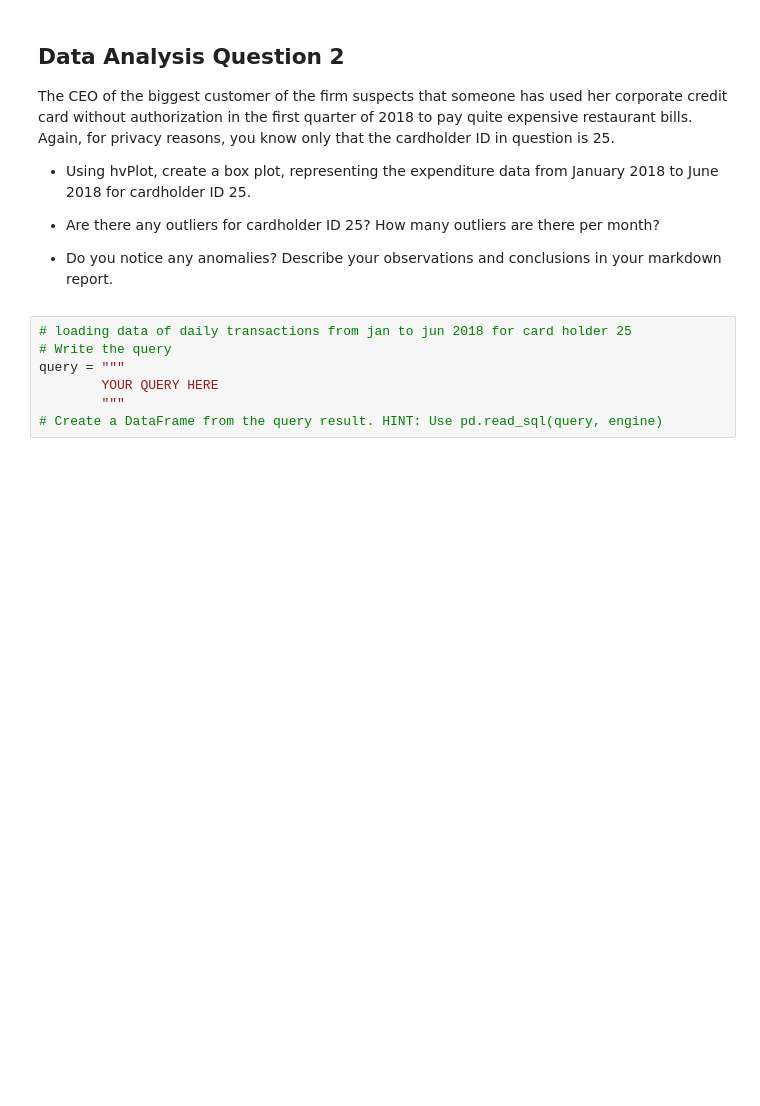
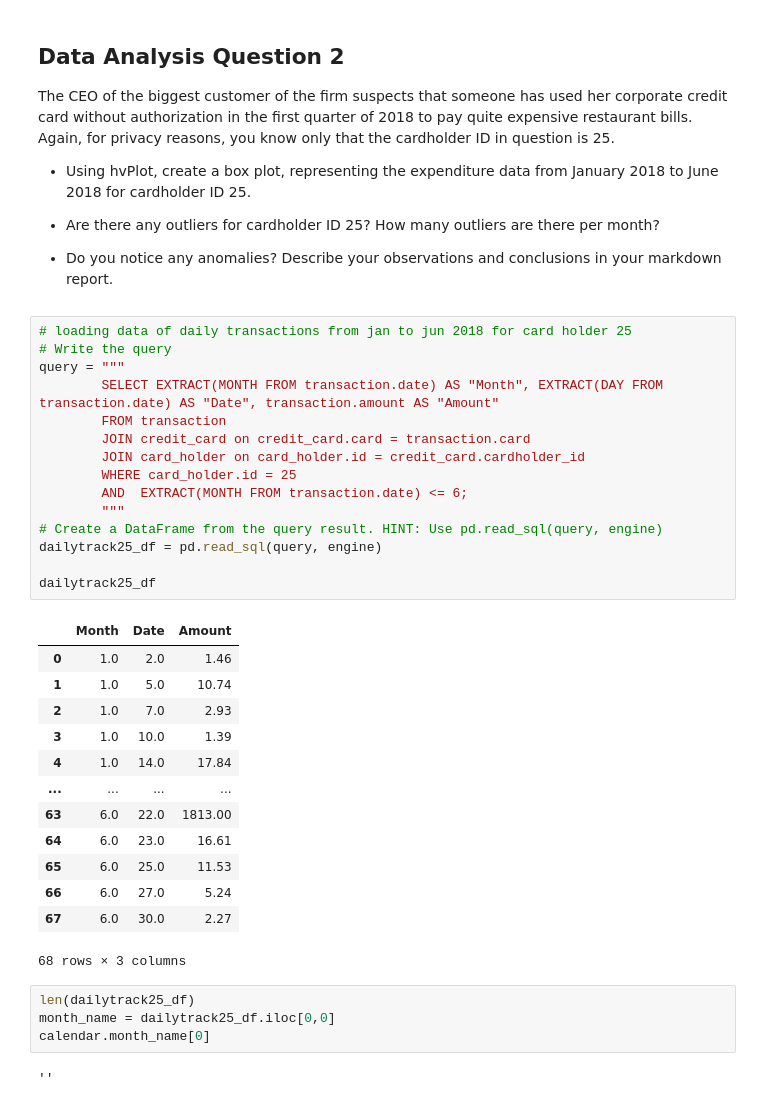
Before and after one commit to AnvithaChaluvadi/Identifying-Fraud_Module7Challenge, a Jupyter notebook: visual_data_analysis.ipynb, the cells around one changed output. Cells and saved outputs as stored; diff of their text form; blank space fills up the shorter version.

```diff
--- a/visual_data_analysis.ipynb
+++ b/visual_data_analysis.ipynb
@@ -51,9 +93,37 @@ The CEO of the biggest customer of the firm suspects that someone has used her c
 # %%
 # loading data of daily transactions from jan to jun 2018 for card holder 25
 # Write the query
 query = """
-        YOUR QUERY HERE
+        SELECT EXTRACT(MONTH FROM transaction.date) AS "Month", EXTRACT(DAY FROM transaction.date) AS "Date", transaction.amount AS "Amount"
+        FROM transaction
+        JOIN credit_card on credit_card.card = transaction.card
+        JOIN card_holder on card_holder.id = credit_card.cardholder_id
+        WHERE card_holder.id = 25
+        AND  EXTRACT(MONTH FROM transaction.date) <= 6;
         """
 # Create a DataFrame from the query result. HINT: Use pd.read_sql(query, engine)
+dailytrack25_df = pd.read_sql(query, engine)
+
+dailytrack25_df
+# %% [output]
+|  | Month | Date | Amount |
+| 0 | 1.0 | 2.0 | 1.46 |
+| 1 | 1.0 | 5.0 | 10.74 |
+| 2 | 1.0 | 7.0 | 2.93 |
+| 3 | 1.0 | 10.0 | 1.39 |
+| 4 | 1.0 | 14.0 | 17.84 |
+| ... | ... | ... | ... |
+| 63 | 6.0 | 22.0 | 1813.00 |
+| 64 | 6.0 | 23.0 | 16.61 |
+| 65 | 6.0 | 25.0 | 11.53 |
+| 66 | 6.0 | 27.0 | 5.24 |
+| 67 | 6.0 | 30.0 | 2.27 |
+68 rows × 3 columns
+# %%
+len(dailytrack25_df)
+month_name = dailytrack25_df.iloc[0,0]
+calendar.month_name[0]
+# %% [output]
+''
 # %%
 # loop to change the numeric month to month names
```
Also changed, not shown: parts of 9 cells of this notebook, 11 other files.
